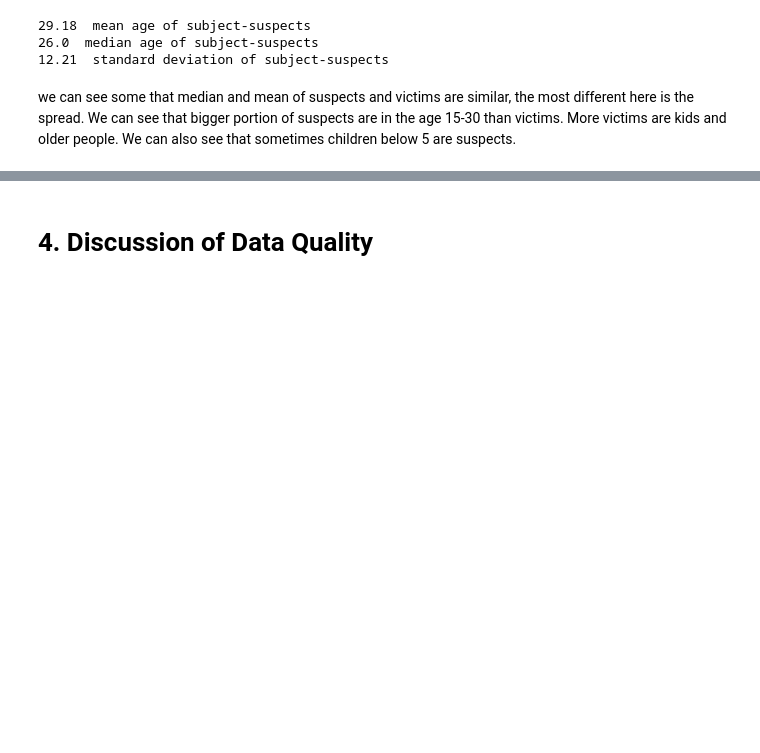
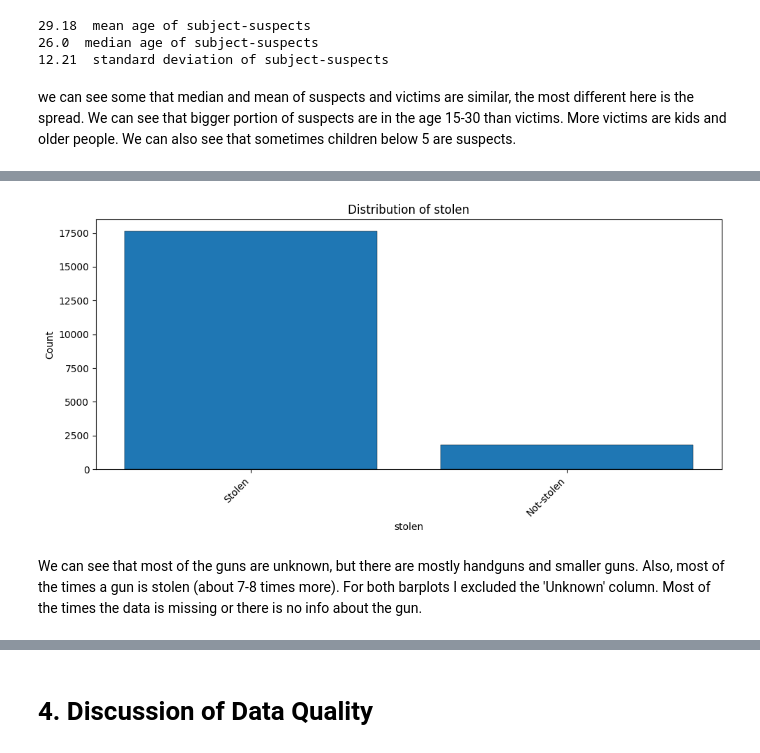
Before and after one commit to Neukz/gun-violence-analysis, a Jupyter notebook: 01_problem_and_data_understanding.ipynb, the cells around one changed output, grey strips where cells are left out. Saved outputs shown, nothing was run; the diff lists cells and outputs as text; code cells hidden in the pictures; blank space fills up the shorter version.

Commit message:
dodane info o karabinach i incydentach

```diff
--- a/01_problem_and_data_understanding.ipynb
+++ b/01_problem_and_data_understanding.ipynb
@@ -690,0 +665,7 @@ We can also see that sometimes children below 5 are suspects.
+# %%
+gun_stolen_parsed = parse_column(df, 'gun_stolen', 'stolen', stringed=True)
+plot_barplot(gun_stolen_parsed[gun_stolen_parsed['stolen'] != 'Unknown']['stolen'])
+# %% [output]
+[figure, added]
+# %% [markdown]
+We can see that most of the guns are unknown, but there are mostly handguns and smaller guns. Also, most of the times a gun is stolen (about 7-8 times more). For both barplots I excluded the 'Unknown' column. Most of the times the data is missing or there is no info about the gun.
```
Also changed, not shown: parts of 15 cells of this notebook.
